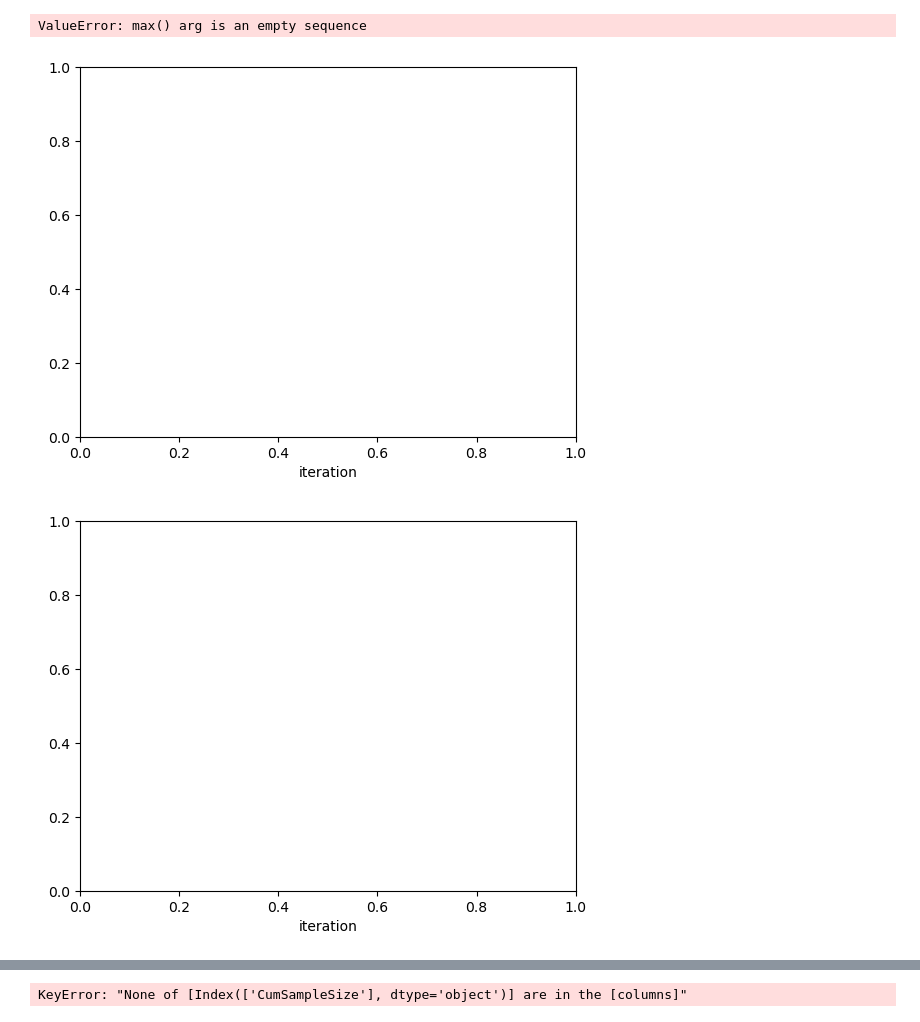
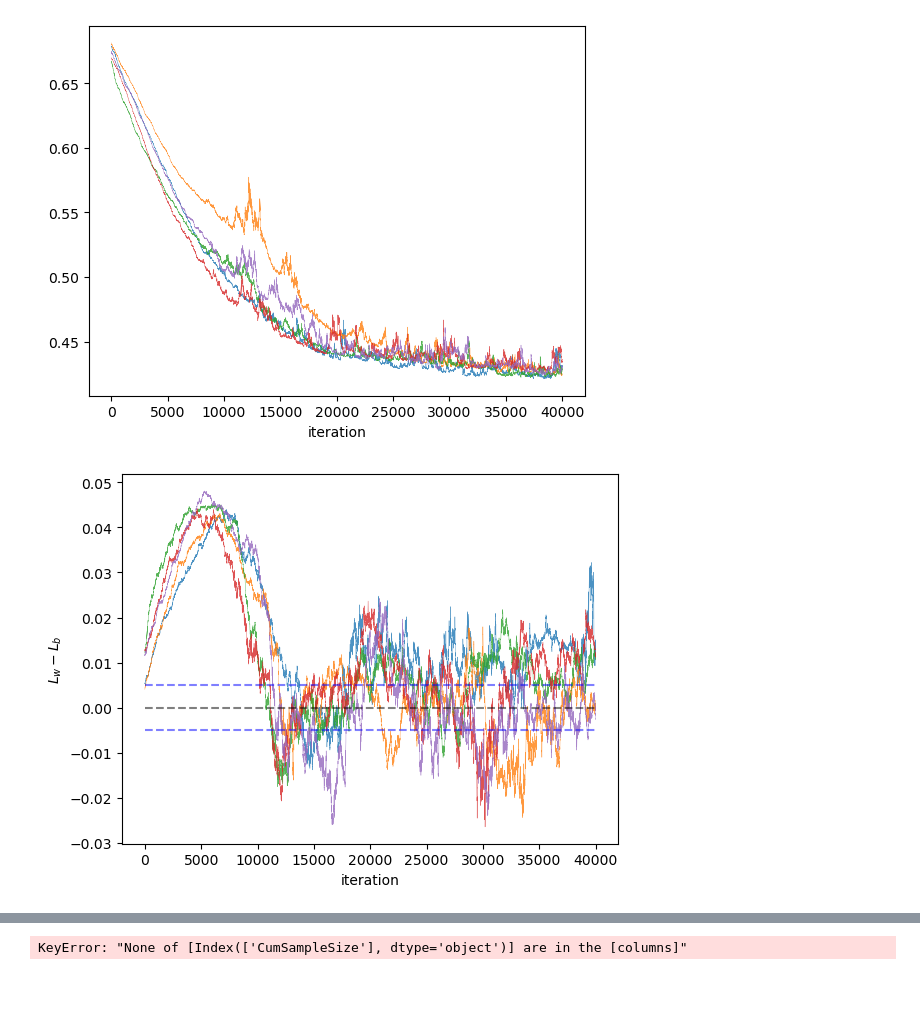
Before and after one commit to GillesBareilles/humancompatible-train, a Jupyter notebook: cons_plots.ipynb, the cells around one changed output, grey strips where cells are left out. Cells and saved outputs as stored; diff of their text form; code cells hidden in the pictures; blank space fills up the shorter version.

```diff
--- a/cons_plots.ipynb
+++ b/cons_plots.ipynb
@@ -3,10 +3,3 @@ import pandas as pd
 import numpy as np
 from matplotlib import pyplot as plt
 import torch
-# %%
-x = torch.tensor(3., requires_grad=True)
-a = 3*x
-b = 2*x
-c = torch.max(torch.concat([a.unsqueeze(0),b.unsqueeze(0)]))
-c.backward()
-x.grad
@@ -87,15 +78,15 @@ DATASET = 'employment_az'
 lb = 0.005
 geomp = 0.1
 sampling = 1
-alg = 'switch'
+alg = 'sslalm'
 # alg = 'sslalm_1'
 
 if alg.startswith('sg'):
-    filename = f'./src/experiments/utils/exp_results/{alg}_' + f'{DATASET}_{lb}_{geomp}_REPORT.csv'
+    filename = f'./src/experiments/utils/exp_results/{alg}_' + f'{DATASET}_{lb}_{geomp}.csv'
 elif alg == 'switch':
-    filename = f'./src/experiments/utils/exp_results/{alg}_' + f'{DATASET}_{lb}_REPORT.csv'
+    filename = f'./src/experiments/utils/exp_results/{alg}_' + f'{DATASET}_{lb}.csv'
 else:
-    filename = f'./src/experiments/utils/exp_results/{alg}_' + f'{DATASET}_{lb}_{sampling}_REPORT.csv'
+    filename = f'./src/experiments/utils/exp_results/{alg}_' + f'{DATASET}_{lb}.csv'
 
 stats = pd.read_csv(filename)
 stats_train = stats[stats['is_train'] == 'train'].drop(['is_train'], axis=1)
@@ -111,9 +114,8 @@ stats_test
 # %%
-plot_separate_trajectories(stats_test, lb, x_axis='iteration', alpha=0.5, lw=0.7, legend=False)
+plot_separate_trajectories(stats_test, lb, x_axis='iteration', alpha=0.8, lw=0.3, legend=False)
 # %% [output]
-ValueError: max() arg is an empty sequence
-[figure, old version]
+[figure, new version]
-[figure, old version]
+[figure, new version]
 # %%
 produce_plots(stats_test, lb)
 # %% [output]
```
Also changed, not shown: parts of 4 cells of this notebook, 43 other files.
